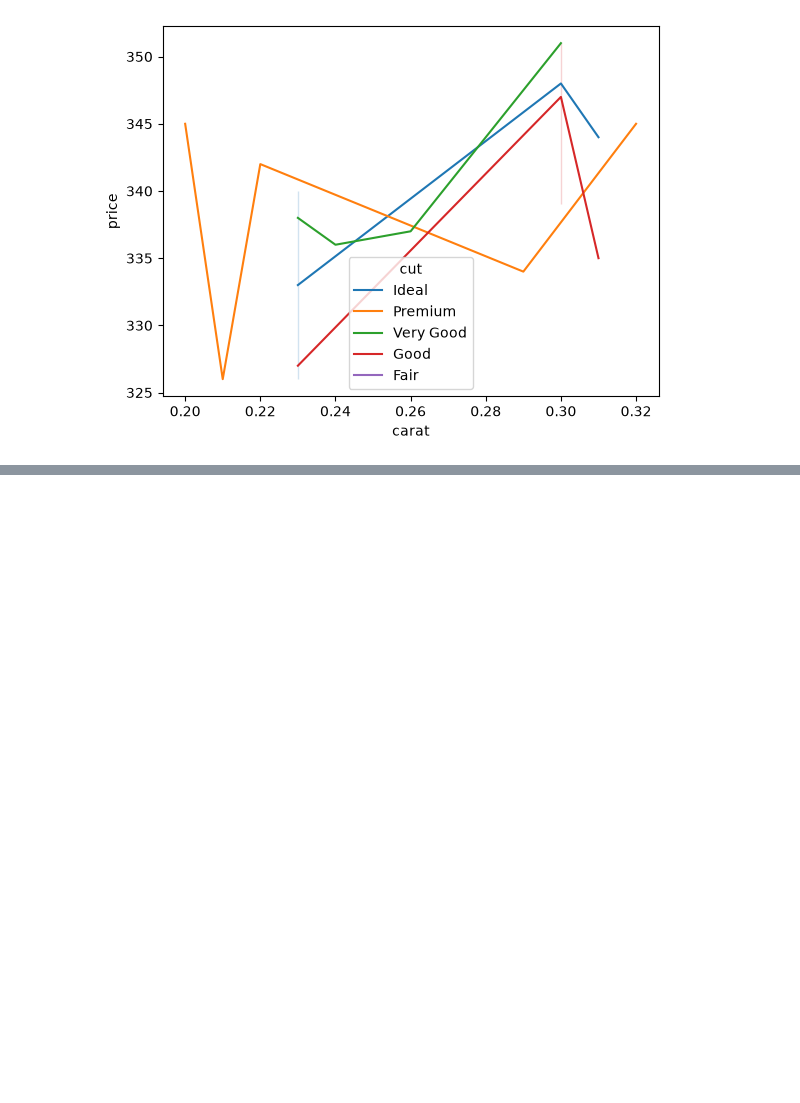
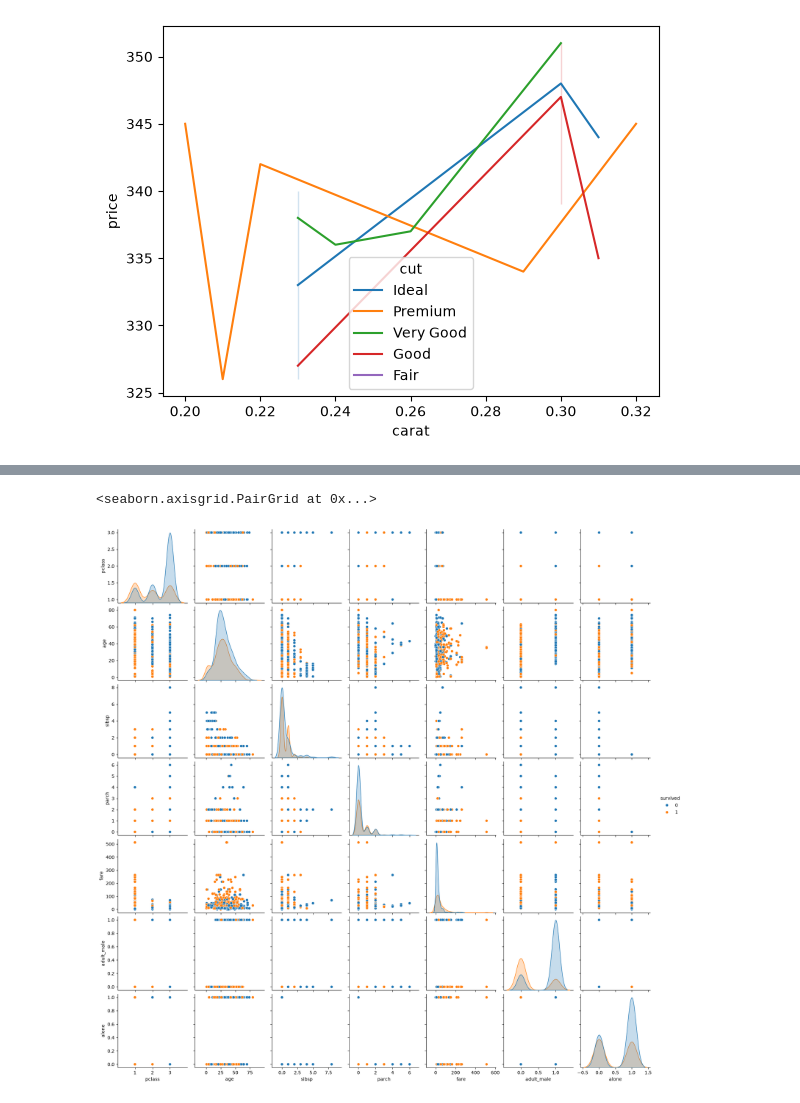
Before and after one commit to adilfarooqkhan-ds/Analytics, a Jupyter notebook: Seaborn/index.ipynb, the cells around one changed output, grey strips where cells are left out. Saved outputs shown, nothing was run; the diff lists cells and outputs as text; code cells hidden in the pictures; blank space fills up the shorter version.

```diff
--- a/Seaborn/index.ipynb
+++ b/Seaborn/index.ipynb
@@ -208,0 +261,5 @@ sns.lineplot(x='carat',y='price',hue='cut',data=dd2)
+# %%
+sns.pairplot(data=d,hue='survived')
+# %% [output]
+<seaborn.axisgrid.PairGrid at 0x...>
+[figure, added]
```
Also changed, not shown: parts of 8 cells of this notebook.
